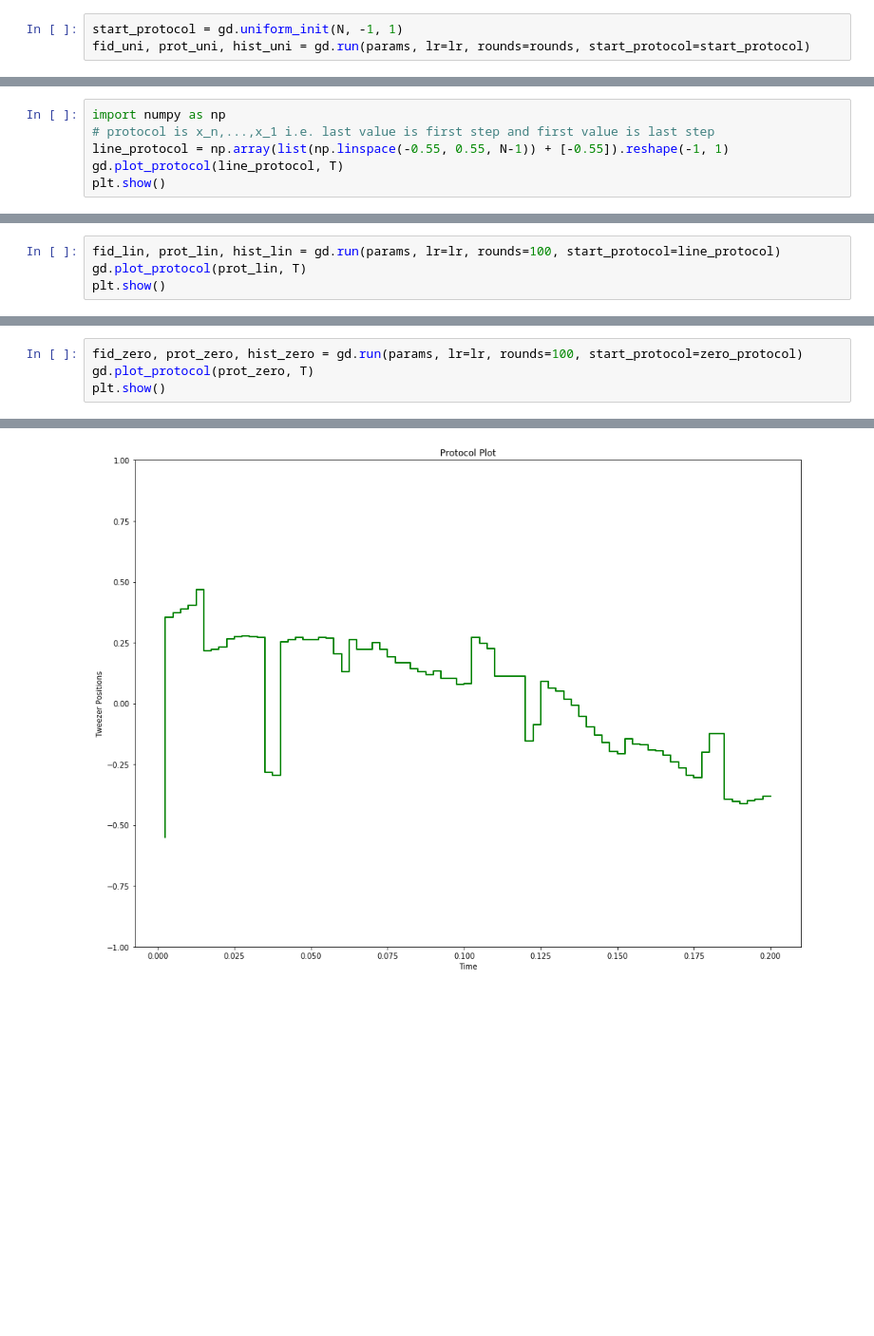
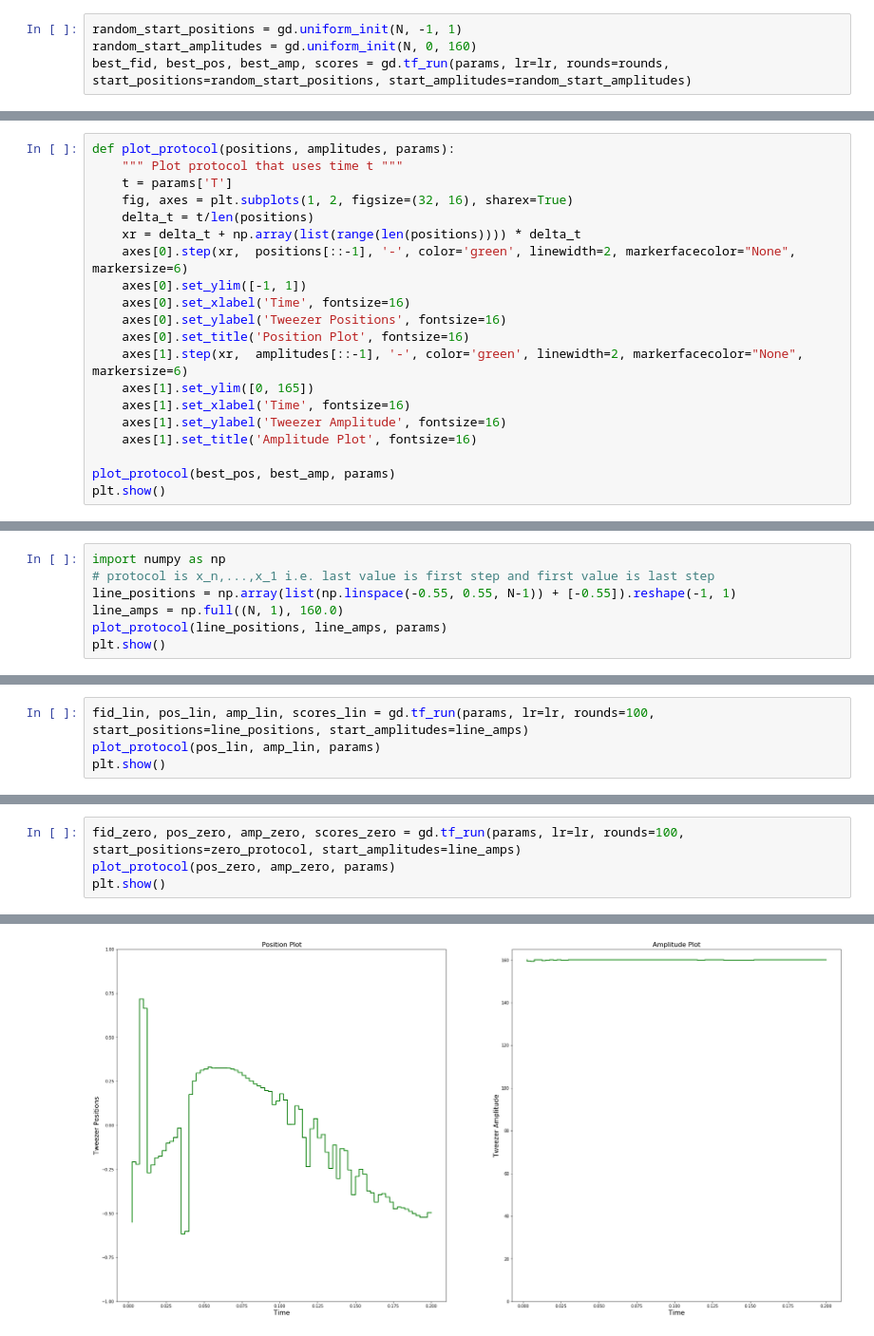
Before and after one commit to gronlund/QuantumMoves, a Jupyter notebook: Gradient Ascent.ipynb, the cells around one changed output, grey strips where cells are left out. Shown at 95% size. Cells and saved outputs as stored; diff of their text form; blank space fills up the shorter version.

```diff
--- a/Gradient Ascent.ipynb
+++ b/Gradient Ascent.ipynb
@@ -37,4 +36,5 @@ Every run may give very different results and do not expect to much from this sm
 # %%
-start_protocol = gd.uniform_init(N, -1, 1)
-fid_uni, prot_uni, hist_uni = gd.run(params, lr=lr, rounds=rounds, start_protocol=start_protocol)
+random_start_positions = gd.uniform_init(N, -1, 1)
+random_start_amplitudes = gd.uniform_init(N, 0, 160)
+best_fid, best_pos, best_amp, scores = gd.tf_run(params, lr=lr, rounds=rounds, start_positions=random_start_positions, start_amplitudes=random_start_amplitudes)
 # %% [output]
@@ -68,0 +60,20 @@ Starting from the zero vector or simple linear motion instead
+# %%
+def plot_protocol(positions, amplitudes, params):
+    """ Plot protocol that uses time t """
+    t = params['T']
+    fig, axes = plt.subplots(1, 2, figsize=(32, 16), sharex=True)
+    delta_t = t/len(positions)
+    xr = delta_t + np.array(list(range(len(positions)))) * delta_t
+    axes[0].step(xr,  positions[::-1], '-', color='green', linewidth=2, markerfacecolor="None", markersize=6)
+    axes[0].set_ylim([-1, 1])
+    axes[0].set_xlabel('Time', fontsize=16)
+    axes[0].set_ylabel('Tweezer Positions', fontsize=16)
+    axes[0].set_title('Position Plot', fontsize=16)
+    axes[1].step(xr,  amplitudes[::-1], '-', color='green', linewidth=2, markerfacecolor="None", markersize=6)
+    axes[1].set_ylim([0, 165])
+    axes[1].set_xlabel('Time', fontsize=16)
+    axes[1].set_ylabel('Tweezer Amplitude', fontsize=16)
+    axes[1].set_title('Amplitude Plot', fontsize=16)
+
+plot_protocol(best_pos, best_amp, params)
+plt.show()
@@ -69,7 +85,8 @@ Starting from the zero vector or simple linear motion instead
 # %%
 import numpy as np
 # protocol is x_n,...,x_1 i.e. last value is first step and first value is last step
-line_protocol = np.array(list(np.linspace(-0.55, 0.55, N-1)) + [-0.55]).reshape(-1, 1)
-gd.plot_protocol(line_protocol, T)
+line_positions = np.array(list(np.linspace(-0.55, 0.55, N-1)) + [-0.55]).reshape(-1, 1)
+line_amps = np.full((N, 1), 160.0)
+plot_protocol(line_positions, line_amps, params)
 plt.show()
 # %% [output]
@@ -77,6 +94,6 @@ plt.show()
 # %%
-fid_lin, prot_lin, hist_lin = gd.run(params, lr=lr, rounds=100, start_protocol=line_protocol)
-gd.plot_protocol(prot_lin, T)
+fid_lin, pos_lin, amp_lin, scores_lin = gd.tf_run(params, lr=lr, rounds=100, start_positions=line_positions, start_amplitudes=line_amps)
+plot_protocol(pos_lin, amp_lin, params)
 plt.show()
 # %% [output]
 Time Per Step is: 0.0025
@@ -110,6 +128,6 @@ plt.show()
 # %%
-fid_zero, prot_zero, hist_zero = gd.run(params, lr=lr, rounds=100, start_protocol=zero_protocol)
-gd.plot_protocol(prot_zero, T)
+fid_zero, pos_zero, amp_zero, scores_zero = gd.tf_run(params, lr=lr, rounds=100, start_positions=zero_protocol, start_amplitudes=line_amps)
+plot_protocol(pos_zero, amp_zero, params)
 plt.show()
 # %% [output]
 Time Per Step is: 0.0025
@@ -132 +150 @@ loss of best_prot returned 0.7982620393727924
-[figure, old version]
+[figure, new version]
```
Also changed, not shown: parts of 18 cells of this notebook, 3 other files.
